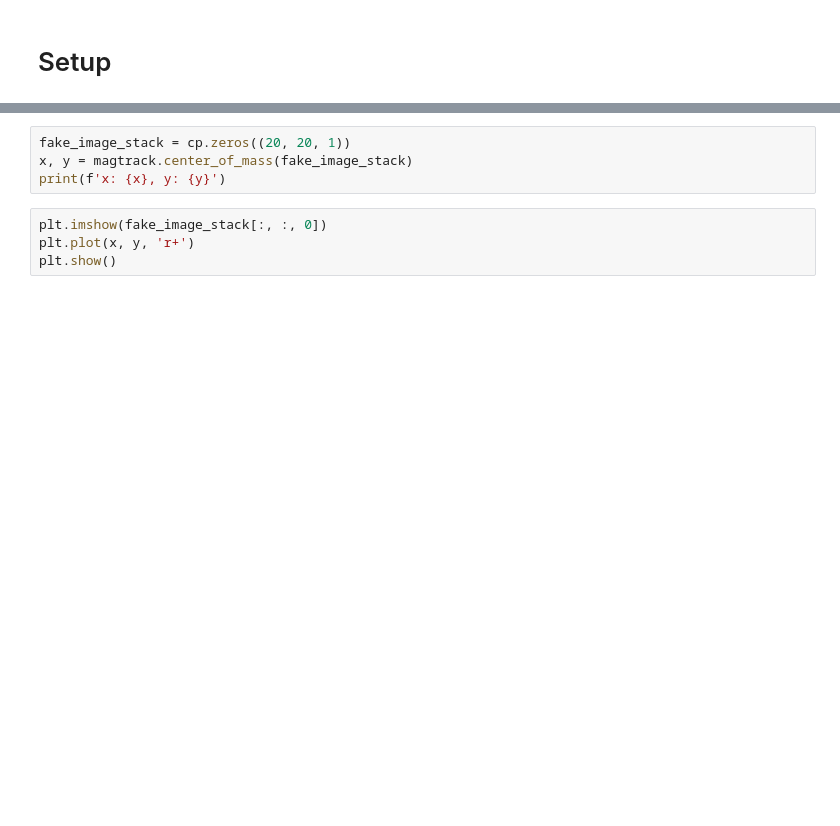
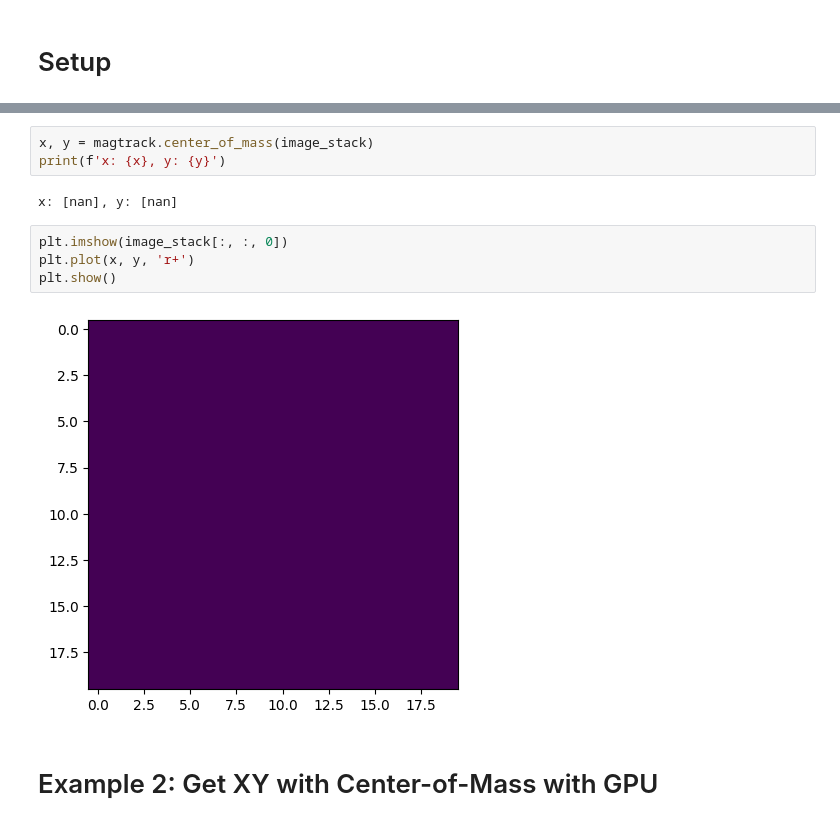
Before and after one commit to 7jameslondon/MagTrack, a Jupyter notebook: examples/examples.ipynb, the cells around one changed output, grey strips where cells are left out. Cells and saved outputs as stored; diff of their text form; blank space fills up the shorter version.

```diff
--- a/examples/examples.ipynb
+++ b/examples/examples.ipynb
@@ -26,8 +42,13 @@ except Exception as e:
 # %%
-fake_image_stack = cp.zeros((20, 20, 1))
-x, y = magtrack.center_of_mass(fake_image_stack)
+x, y = magtrack.center_of_mass(image_stack)
 print(f'x: {x}, y: {y}')
+# %% [output]
+x: [nan], y: [nan]
 # %%
-plt.imshow(fake_image_stack[:, :, 0])
+plt.imshow(image_stack[:, :, 0])
 plt.plot(x, y, 'r+')
 plt.show()
+# %% [output]
+[figure, added]
+# %% [markdown]
+# Example 2: Get XY with Center-of-Mass with GPU
```
Also changed, not shown: parts of 7 cells of this notebook.
